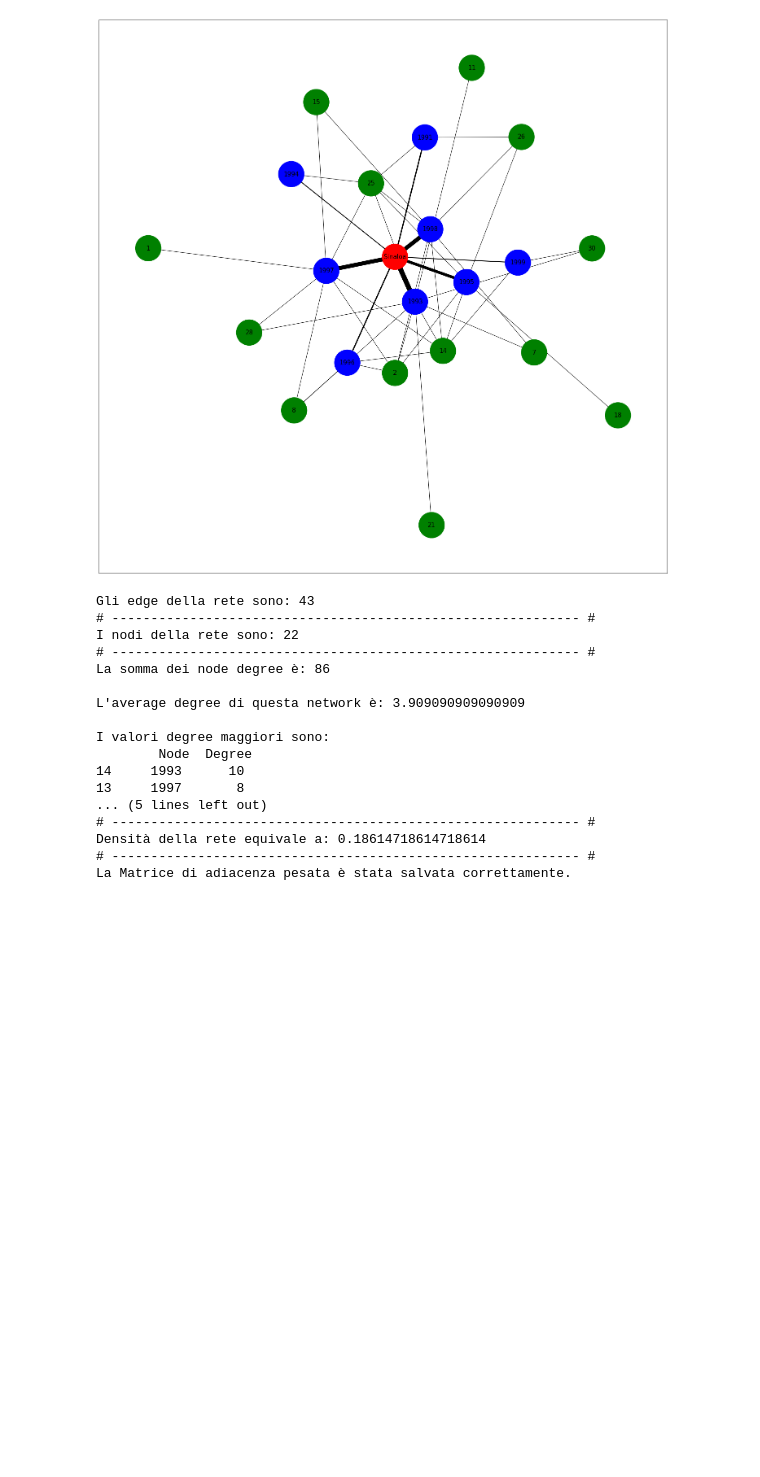
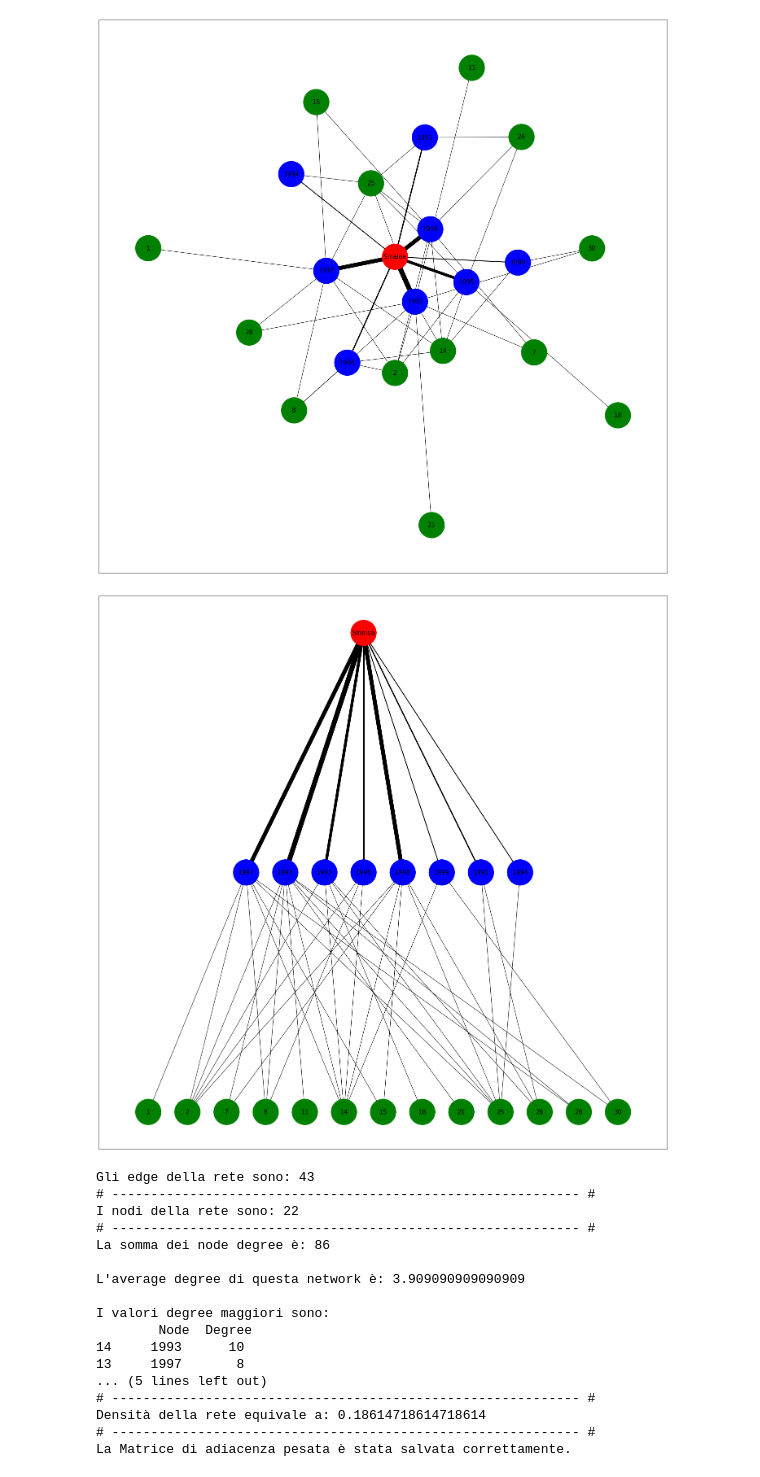
Before and after one commit to emacarta/Mexico-Drug-Traffic-Activities, a Jupyter notebook: Mexican_Drug_Cartell_Analysis.ipynb, the cells around one changed output. Cells and saved outputs as stored; diff of their text form; code cells hidden in the pictures; blank space fills up the shorter version.

```diff
--- a/Mexican_Drug_Cartell_Analysis.ipynb
+++ b/Mexican_Drug_Cartell_Analysis.ipynb
@@ -1082,6 +1160,40 @@ plt.rcParams["figure.figsize"] = (25,25)
 pass
 # %% [output]
 [figure]
+# %%
+all_weights=[] #creo una lista con tutti i pesi degli edges
+for (node1,node2,data) in net_sinaloa_9000.edges(data=True):
+        all_weights.append(data['weight'])
+
+nodes_color=[] #creo una lista con tutti i colori dei nodi
+for (node1,data) in net_sinaloa_9000.nodes(data=True):
+        nodes_color.append(data['color'])
+
+unique_weights = list(set(all_weights))
+
+pos = nx.spring_layout(net_sinaloa_9000,seed=1234) #imposto il layout della rete
+
+#modifichiamo la posizione dei nostri nodi
+dto = ['Sinaloa']
+years = ['1997', '1993', '1995', '1996', '1998', '1999', '1991', '1994']
+states = ['1', '2', '7', '8', '11', '14', '15', '18', '21', '25', '26', '28', '30']
+
+pos = {n: (6, 2) for i, n in enumerate(dto)}
+pos.update({n: ( (2.5+i) + 0.5, 1) for i, n in enumerate(years)})
+pos.update({n: ( i + 0.5, 0) for i, n in enumerate(states)})
+
+for weight in unique_weights: #creiamo i collegamenti nel nostro grafico tramite la lista dei pesi creata in precedenza
+        weighted_edges = [(node1,node2) for (node1,node2,edge_attr) in net_sinaloa_9000.edges(data=True) if edge_attr['weight']==weight]
+        width = weight
+        nx.draw_networkx_edges(net_sinaloa_9000,pos,edgelist=weighted_edges,width=width)
+
+nx.draw_networkx_nodes(net_sinaloa_9000,pos,node_color=nodes_color, node_size=4000)
+nx.draw_networkx_labels(net_sinaloa_9000,pos,font_size=15, font_family="sans-serif")
+plt.rcParams["figure.figsize"] = (25,25)
+
+pass
+# %% [output]
+[figure, added]
 # %%
 metrics(net_sinaloa_9000,link_select=True, nodi_select=True,
         degree_select=True, density_select=True, matrix_select=True)
```
Also changed, not shown: parts of 13 cells of this notebook.
